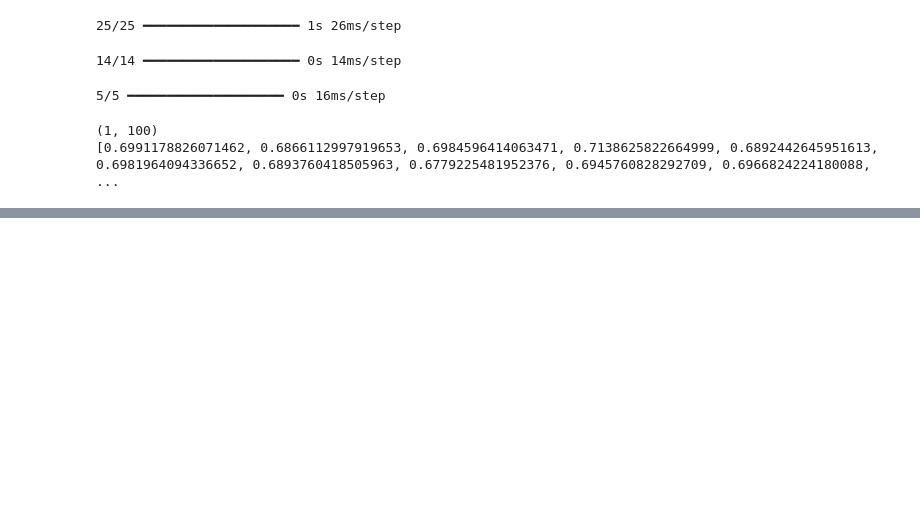
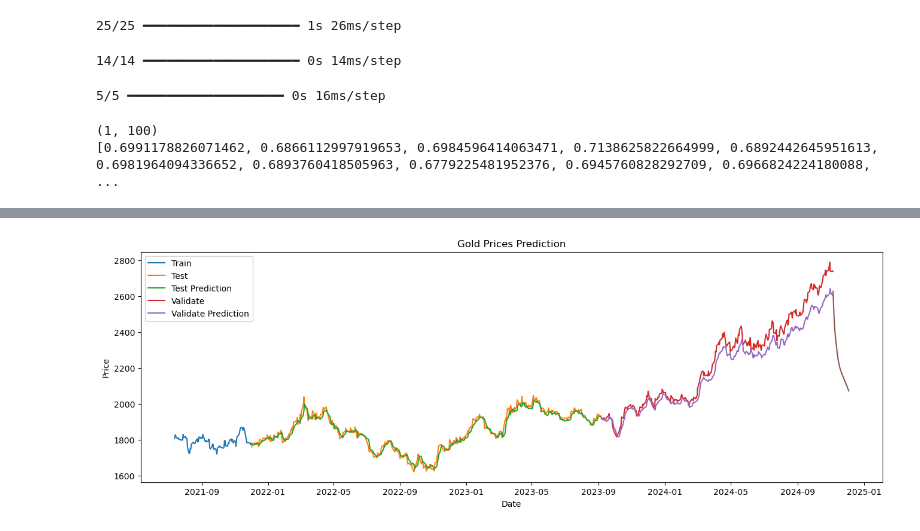
Before and after one commit to trungngothanh13/-STAT3013.-P12_Nhom2-, a Jupyter notebook: LSTM/gc=f.ipynb, the cells around one changed output, grey strips where cells are left out. Cells and saved outputs as stored; diff of their text form; code cells hidden in the pictures; blank space fills up the shorter version.

```diff
--- a/LSTM/gc=f.ipynb
+++ b/LSTM/gc=f.ipynb
@@ -616,0 +756,13 @@ RMSE:  123.74653793923054
+# %%
+# Create an input array using the last 10 days of the scaled test data
+x_input = sc_train[len(sc_train) - 100:].reshape(1, -1)
+
+# Print the shape of the input array
+print(x_input.shape)
+
+# Convert x_input to a list and extract the first element
+temp_input = list(x_input)
+temp_input = temp_input[0].tolist()
+
+# Print the temp_input variable
+print(temp_input)
@@ -616,0 +840,31 @@ RMSE:  123.74653793923054
+# %%
+# Inverse transform the lst_output list using the StandardScaler object
+y_pred_future = sc.inverse_transform(lst_output)
+
+# Create a dataframe for the future predictions, with the date as the index and the 'price' column
+PREDICTIONS_FUTURE = pd.DataFrame(y_pred_future, columns=['price']).set_index(pd.Series(datelist_future))
+
+train_data = df1[:train_size]
+test_data = df1[train_size:train_size+test_size]
+val_data = df1[train_size+test_size:]
+
+# Set the figure size and create a subplot
+plt.figure(figsize=(16,5))
+
+# Create a plot to compare the predicted and true values for the training and test data
+plt.plot(train_data.index[train_size-100:], train_data.Close[train_size-100:])
+plt.plot(test_data)
+
+# Plot the actual and predicted prices in the test set, and the predicted future prices
+plt.plot(test_data.index, y_test_predict)
+plt.plot(val_data)
+plt.plot(val_data.index, y_val_predict)
+
+plt.plot(PREDICTIONS_FUTURE)
+plt.xlabel('Date')
+plt.ylabel('Price')
+plt.title('Gold Prices Prediction')
+plt.legend(['Train','Test','Test Prediction','Validate', 'Validate Prediction'])
+plt.show()
+# %% [output]
+[figure, added]
```
Also changed, not shown: parts of 25 cells of this notebook, 7 other files.
